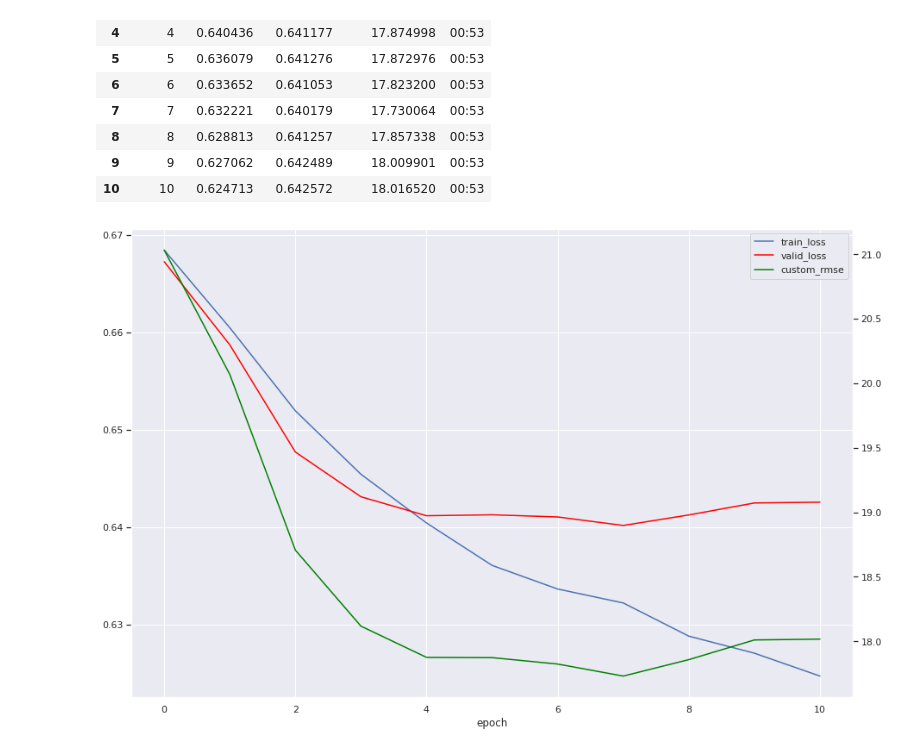
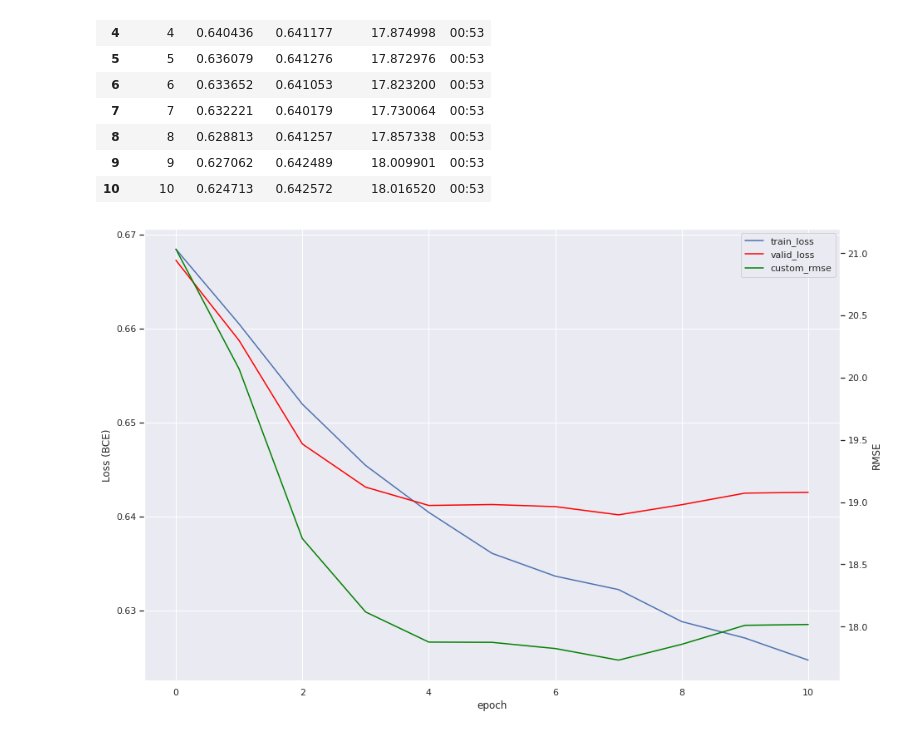
Before and after one commit to timbr99/petfinder, a Jupyter notebook: swin/swin_notebook.ipynb, the cells around one changed output. Saved outputs shown, nothing was run; the diff lists cells and outputs as text; code cells hidden in the pictures.

```diff
--- a/swin/swin_notebook.ipynb
+++ b/swin/swin_notebook.ipynb
@@ -68,20 +68,21 @@ df
 # %%
 ax = plt.gca()
 ax2 = ax.twinx()
 df.plot(kind='line',x='epoch',y='train_loss',ax=ax, figsize=(15,10))
 df.plot(kind='line',x='epoch',y='valid_loss', color='red', ax=ax)
 df.plot(kind='line',x='epoch',y='custom_rmse', color='green', ax=ax2)
 ax2.grid()
 
 lines_1, labels_1 = ax.get_legend_handles_labels()
 lines_2, labels_2 = ax2.get_legend_handles_labels()
 
 lines = lines_1 + lines_2
 labels = labels_1 + labels_2
-
+ax.set_ylabel('Loss (BCE)')
+ax2.set_ylabel('RMSE')
 ax.legend(lines, labels, loc=0)
 ax2.get_legend().remove()
 plt.savefig("training_loss.png")
 plt.show()
 # %% [output]
-[figure, old version]
+[figure, new version]
```
